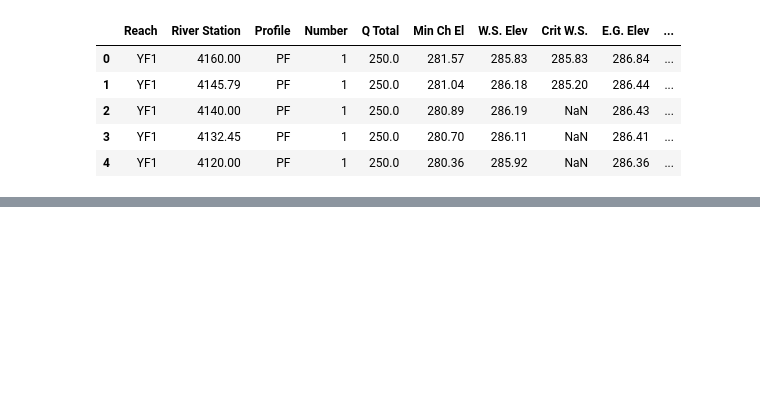
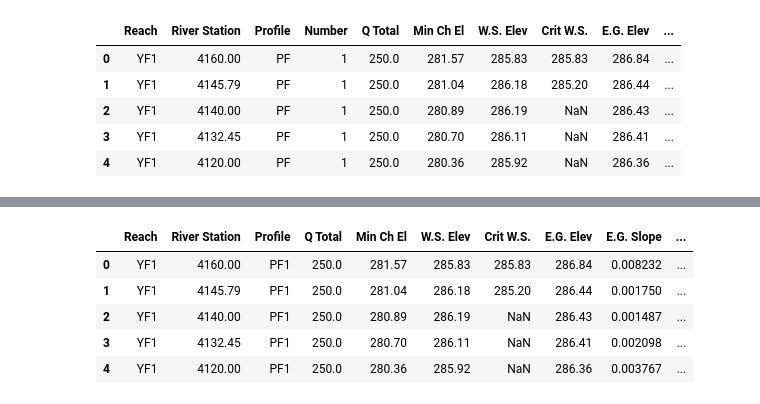
Before and after one commit to iliasmachairas/HEC_RAS_output_table, a Jupyter notebook: VBA_code.ipynb, the cells around one changed output, grey strips where cells are left out. Cells and saved outputs as stored; diff of their text form; code cells hidden in the pictures; blank space fills up the shorter version.

```diff
--- a/VBA_code.ipynb
+++ b/VBA_code.ipynb
@@ -25,0 +38,12 @@ data.columns.shape
+# %%
+data['Number'] = data['Number'].astype('str')
+data['Profile'] = data['Profile'] + data['Number']
+data.drop('Number', axis=1, inplace=True)
+data.head()
+# %% [output]
+|  | Reach | River Station | Profile | Q Total | Min Ch El | W.S. Elev | Crit W.S. | E.G. Elev | E.G. Slope | ... |
+| 0 | YF1 | 4160.00 | PF1 | 250.0 | 281.57 | 285.83 | 285.83 | 286.84 | 0.008232 | ... |
+| 1 | YF1 | 4145.79 | PF1 | 250.0 | 281.04 | 286.18 | 285.20 | 286.44 | 0.001750 | ... |
+| 2 | YF1 | 4140.00 | PF1 | 250.0 | 280.89 | 286.19 | NaN | 286.43 | 0.001487 | ... |
+| 3 | YF1 | 4132.45 | PF1 | 250.0 | 280.70 | 286.11 | NaN | 286.41 | 0.002098 | ... |
+| 4 | YF1 | 4120.00 | PF1 | 250.0 | 280.36 | 285.92 | NaN | 286.36 | 0.003767 | ... |
```
Also changed, not shown: parts of 21 cells of this notebook.
